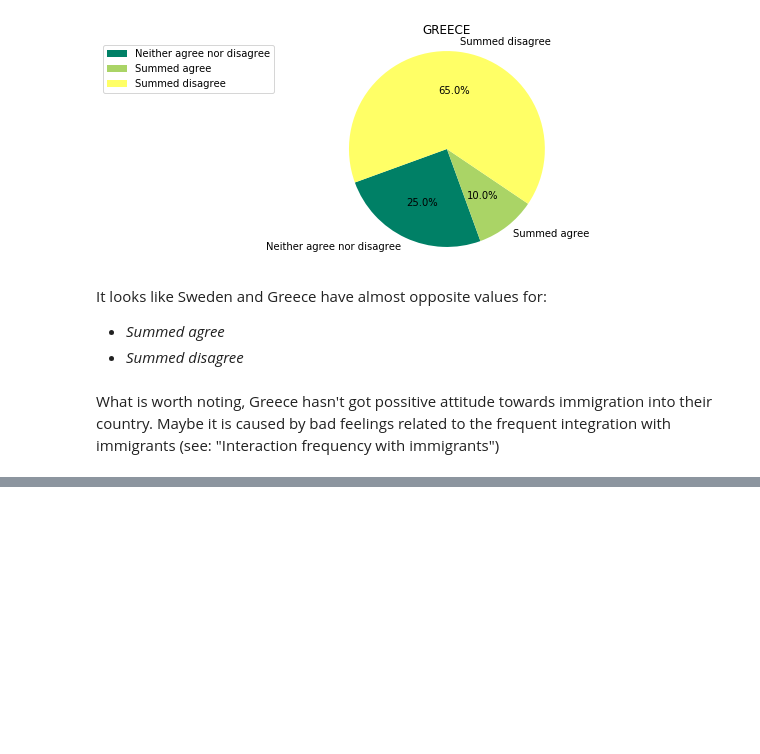
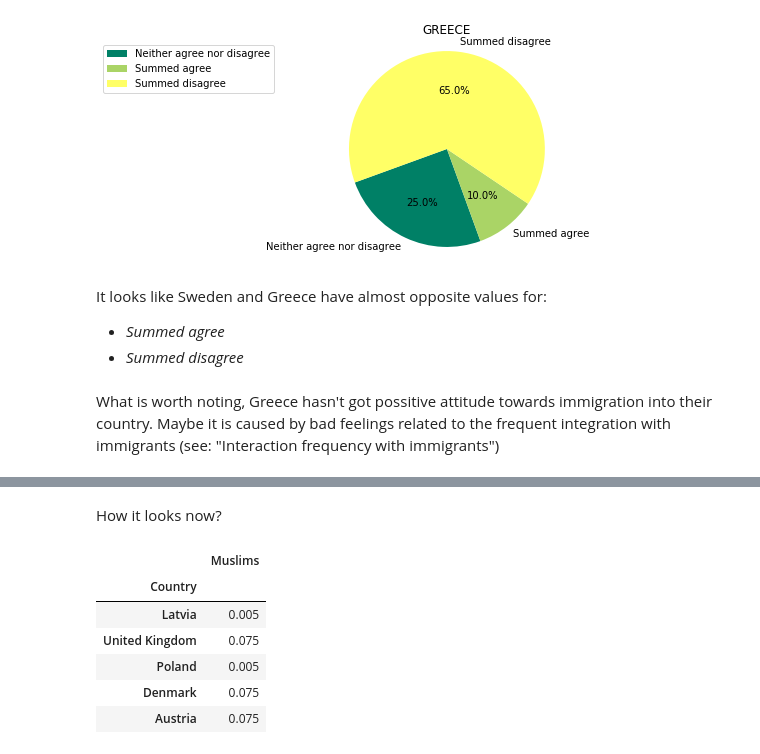
Before and after one commit to joanna-janos/MigrationSimulationInEU, a Jupyter notebook: data_analysis.ipynb, the cells around one changed output, grey strips where cells are left out. Cells and saved outputs as stored; diff of their text form; code cells hidden in the pictures; blank space fills up the shorter version.

```diff
--- a/data_analysis.ipynb
+++ b/data_analysis.ipynb
@@ -432,0 +487,14 @@ Maybe it is caused by bad feelings related to the frequent integration with immi
+# %%
+df_muslims = change_interval_to_mean_value_in_all_columns(df_muslims)
+# %% [markdown]
+How it looks now?
+# %%
+df_muslims.sample(5)
+# %% [output]
+|  | Muslims |
+| Country |  |
+| Latvia | 0.005 |
+| United Kingdom | 0.075 |
+| Poland | 0.005 |
+| Denmark | 0.075 |
+| Austria | 0.075 |
```
Also changed, not shown: parts of 32 cells of this notebook, 3 other files.
